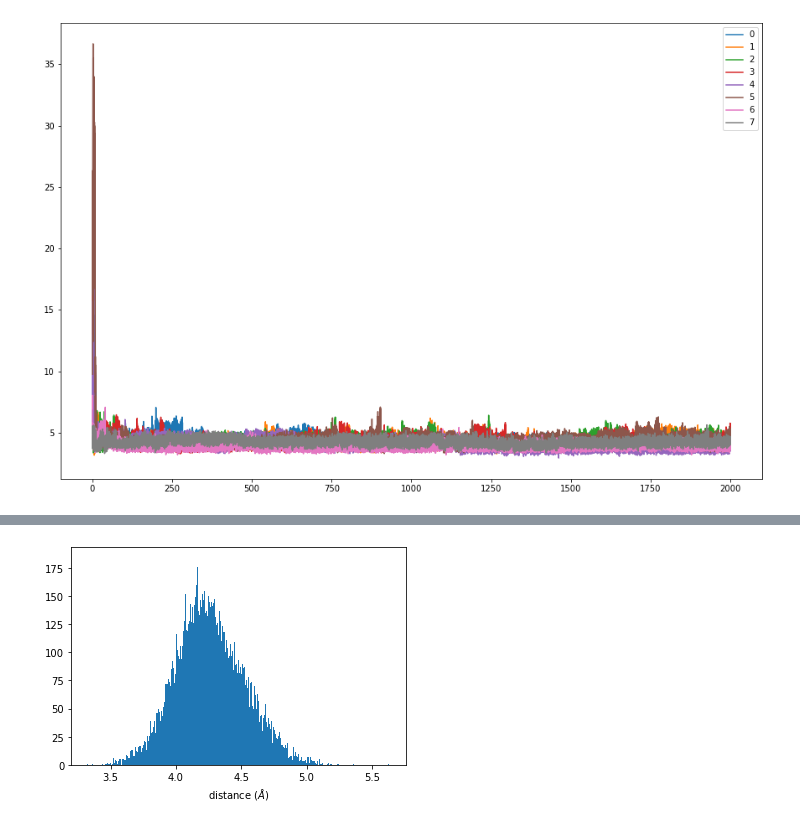
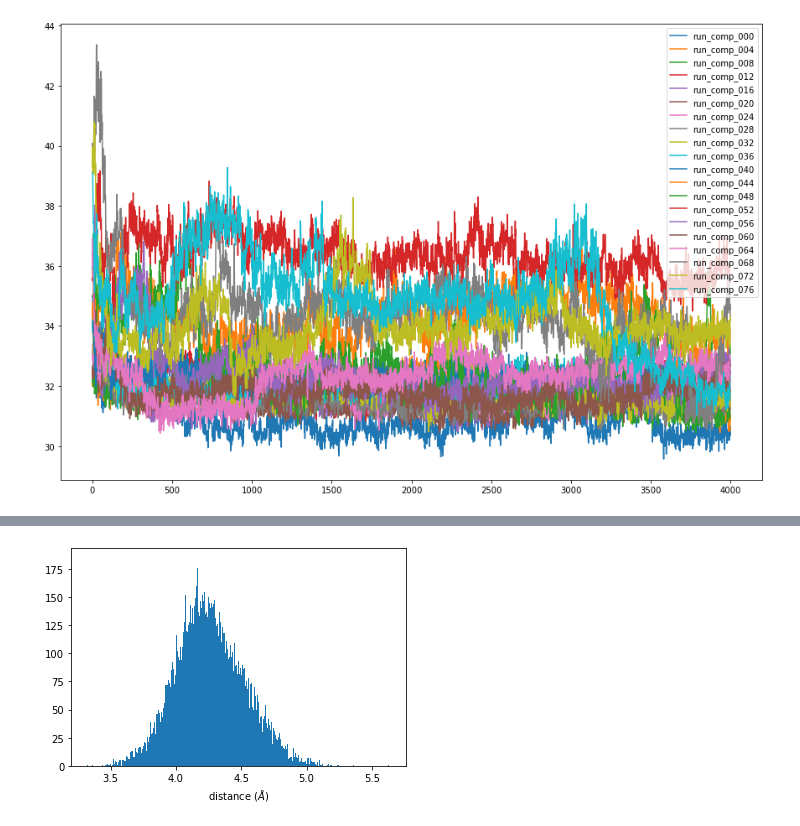
Before and after one commit to hengma1001/biophys_analysis, a Jupyter notebook: traj_analysis/distance.ipynb, the cells around one changed output, grey strips where cells are left out. Cells and saved outputs as stored; diff of their text form; code cells hidden in the pictures.

```diff
--- a/traj_analysis/distance.ipynb
+++ b/traj_analysis/distance.ipynb
@@ -38,0 +12,36 @@ dist_profs.shape
+# %%
+runs = sorted(glob.glob("../../md_runs/run_comp_0*"))
+# %%
+df = []
+
+for run in runs:
+    pdb_file = run + '/comp.pdb'
+    dcd_file = run + '/output.dcd'
+
+    run_base = os.path.basename(run)
+    print(run_base)
+    run_label = run_base.split("_")[2]
+#     if int(run_label) < 14:
+#         continue
+
+    mda_traj = mda.Universe(pdb_file, dcd_file)
+
+    nsp16 = mda_traj.segments[0].atoms
+    nsp10 = mda_traj.segments[1].atoms
+    no_sol = mda_traj.select_atoms("protein")
+    dist_list = []
+    for ts in mda_traj.trajectory:
+        box_edge = ts.dimensions[0]
+        box_center = box_edge / 2
+        trans_vec = box_center - np.array(nsp16.center_of_mass())
+        no_sol.atoms.translate(trans_vec).wrap()
+        trans_vec = box_center - np.array(no_sol.center_of_mass())
+        no_sol.atoms.translate(trans_vec).wrap()
+        dist_vec = no_sol.segments[0].atoms.center_of_mass() - no_sol.segments[1].atoms.center_of_mass()
+        dist = LA.norm(dist_vec)
+
+        dist_list += [dist]
+    df.append({'sys_name': run_base,
+#                    'frame': ts.frame,
+#                    'dist_vec': dist_vec,
+               'dist': dist_list})
@@ -38,0 +69,3 @@ dist_profs.shape
+# %%
+df = pd.DataFrame(df)
+df
@@ -39,10 +90,10 @@ dist_profs.shape
 # %%
 fig, ax = plt.subplots(figsize=(15,10))
 n_traj = 0
 
-for j, dist in enumerate(dist_profs):
-    ax.plot(dist[:,0]/1000, dist[:,1], label=j)
+for i, row in df.iterrows():
+    ax.plot(row['dist'], label=row['sys_name'])
 plt.legend()
 plt.savefig('dist.pdf')
 # %% [output]
-[figure, old version]
+[figure, new version]
```
Also changed, not shown: parts of 10 cells of this notebook, 1 other file.
